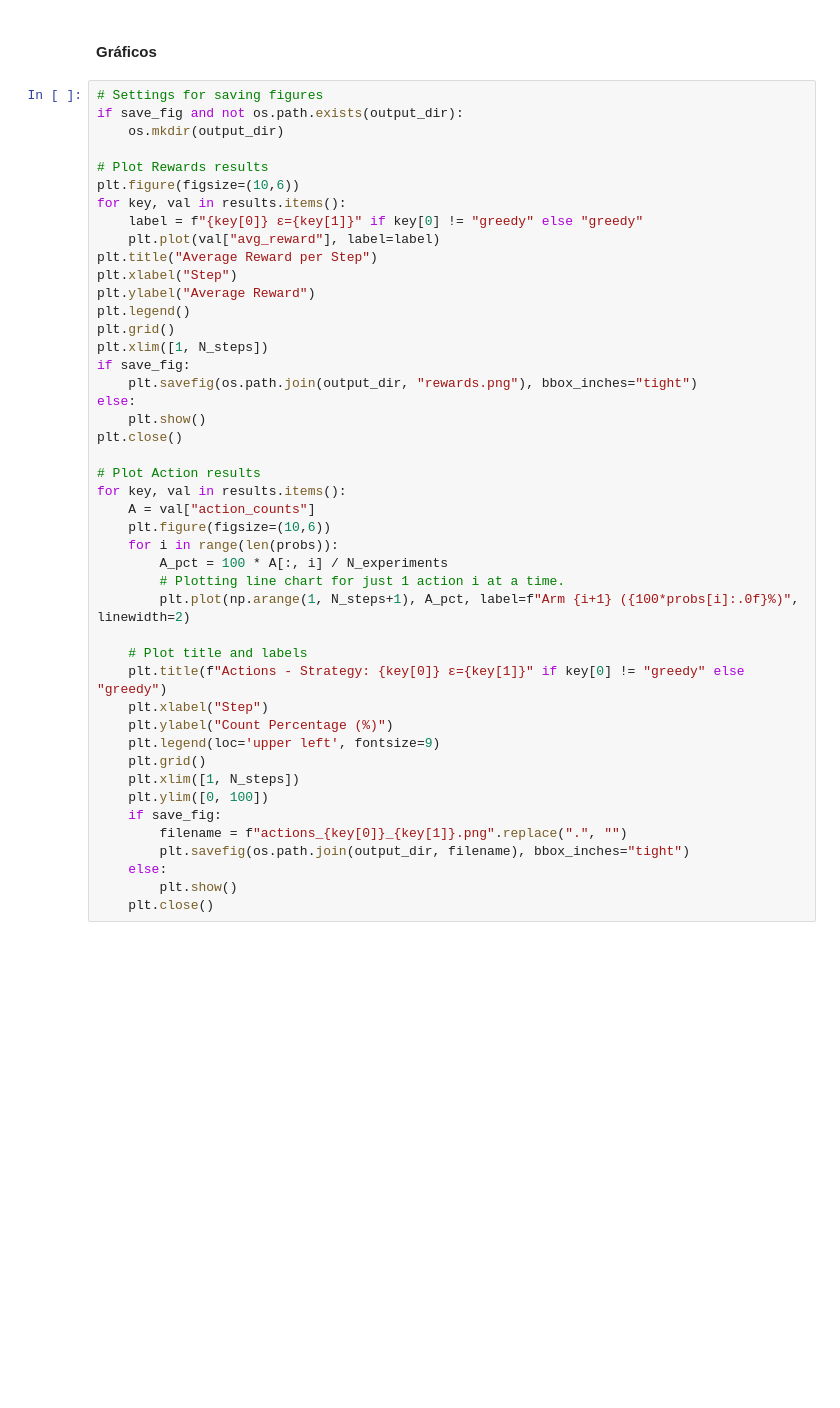
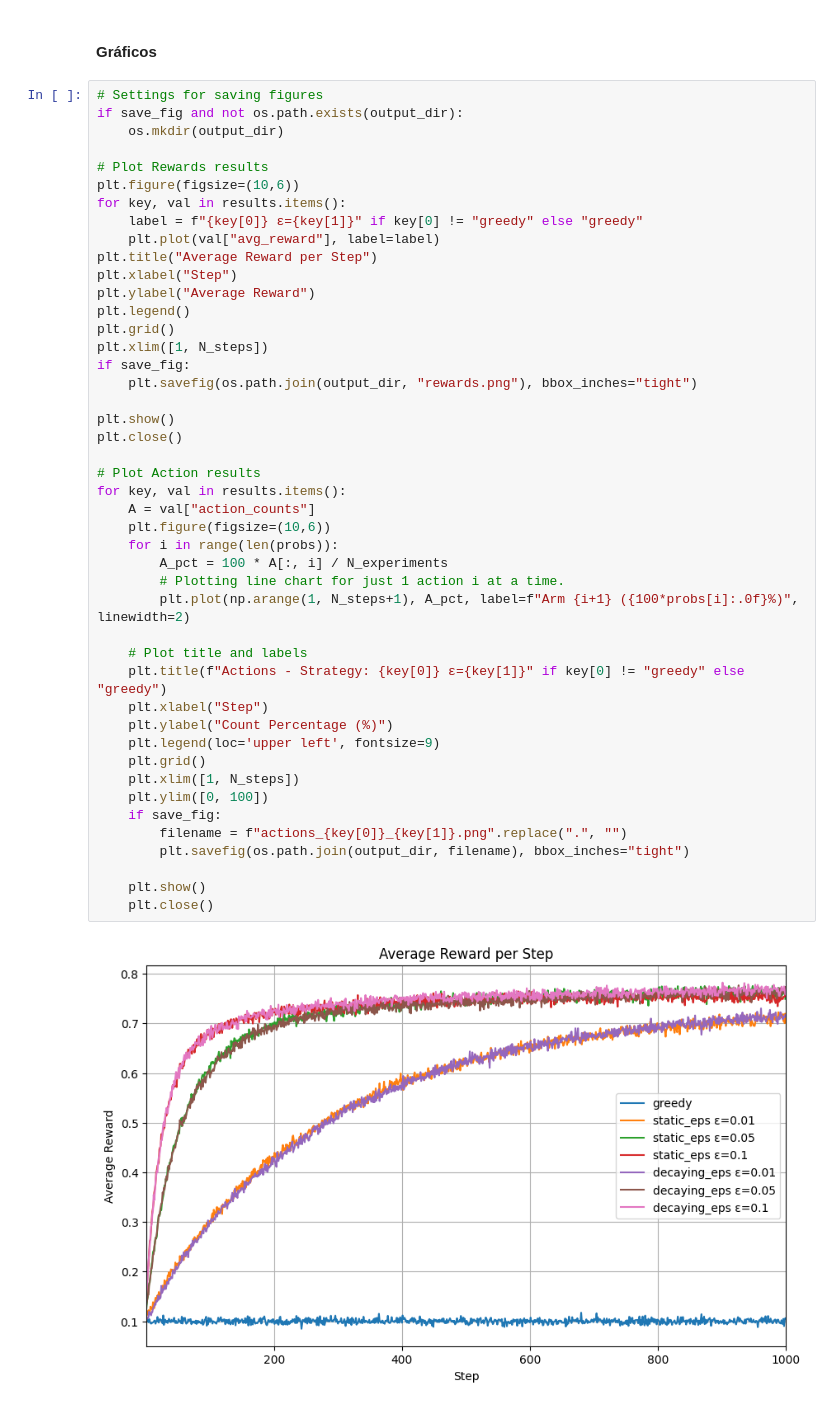
Before and after one commit to LeivaDiego/Multi-Armed-Bandit, a Jupyter notebook: Multi_Armed_Bandit.ipynb, the cells around one changed output. Drawn from its saved outputs; the diff is of its cells as text; blank space fills up the shorter version.

```diff
--- a/Multi_Armed_Bandit.ipynb
+++ b/Multi_Armed_Bandit.ipynb
@@ -259,34 +264,36 @@ plt.title("Average Reward per Step")
 plt.xlabel("Step")
 plt.ylabel("Average Reward")
 plt.legend()
 plt.grid()
 plt.xlim([1, N_steps])
 if save_fig:
     plt.savefig(os.path.join(output_dir, "rewards.png"), bbox_inches="tight")
-else:
-    plt.show()
+
+plt.show()
 plt.close()
 
 # Plot Action results
 for key, val in results.items():
     A = val["action_counts"]
     plt.figure(figsize=(10,6))
     for i in range(len(probs)):
         A_pct = 100 * A[:, i] / N_experiments
         # Plotting line chart for just 1 action i at a time.
         plt.plot(np.arange(1, N_steps+1), A_pct, label=f"Arm {i+1} ({100*probs[i]:.0f}%)", linewidth=2)
 
     # Plot title and labels
     plt.title(f"Actions - Strategy: {key[0]} ε={key[1]}" if key[0] != "greedy" else "greedy")
     plt.xlabel("Step")
     plt.ylabel("Count Percentage (%)")
     plt.legend(loc='upper left', fontsize=9)
     plt.grid()
     plt.xlim([1, N_steps])
     plt.ylim([0, 100])
     if save_fig:
         filename = f"actions_{key[0]}_{key[1]}.png".replace(".", "")
         plt.savefig(os.path.join(output_dir, filename), bbox_inches="tight")
-    else:
-        plt.show()
+
+    plt.show()
     plt.close()
+# %% [output]
+[figure, added]
```
Also changed, not shown: parts of 4 cells of this notebook, 8 other files.
